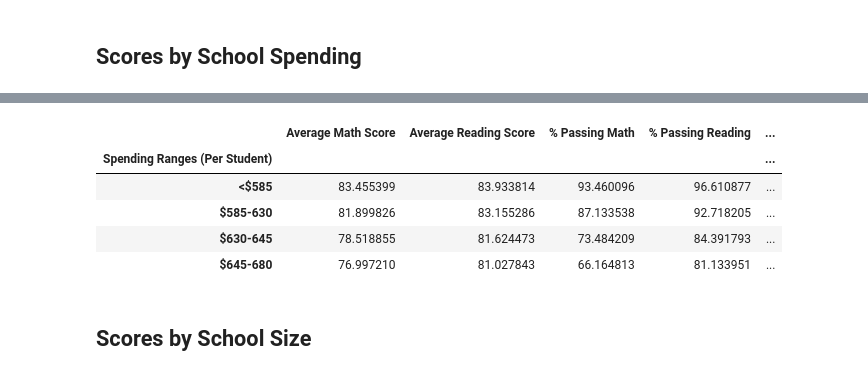
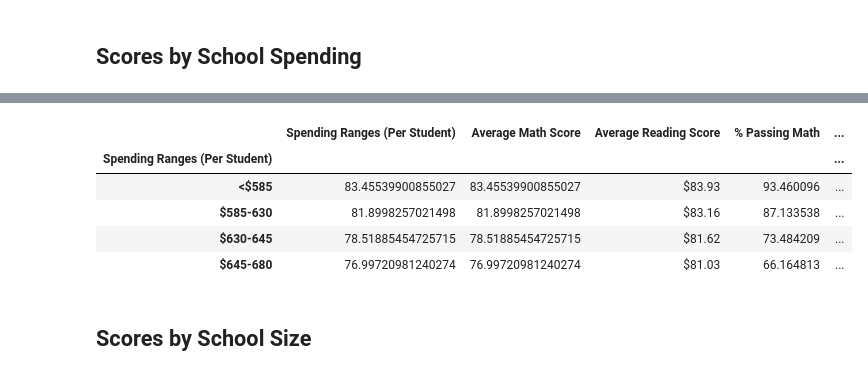
Before and after one commit to kaitlynntnguyen/pandas-challenge, a Jupyter notebook: PyCitySchools/Resources/PyCitySchools_starter-checkpoint.ipynb, the cells around one changed output, grey strips where cells are left out. Cells and saved outputs as stored; diff of their text form; code cells hidden in the pictures.

```diff
--- a/PyCitySchools/Resources/PyCitySchools_starter-checkpoint.ipynb
+++ b/PyCitySchools/Resources/PyCitySchools_starter-checkpoint.ipynb
@@ -109,5 +236,5 @@ school_passing_reading = len(school_data_complete[school_data_complete["reading_
 # %%
 # Use the provided code to calculate the schools that passed both math and reading with scores of 70 or higher
 passing_math_and_reading = school_data_complete[
-    (school_data_complete["reading_score"] >= 70) & (school_data_complete["math_score"] >= 70)
-]
+    (school_data_complete["reading_score"] >= 70) & (school_data_complete["math_score"] >= 70)]
+passing_math_and_reading
@@ -156,7 +296,10 @@ per_school_summary[["School Type",
 ## Highest-Performing Schools (by % Overall Passing)
 # %%
 # Sort the schools by `% Overall Passing` in descending order and display the top 5 rows.
-per_school_summary = per_school_summary.sort_values(["% Overall Passing Rate"], ascending=False)
+per_school_summary = per_school_summary.sort_values(["% Overall Passing"], ascending=False)
+
+
+per_school_summary.head(5)
 # %% [output]
 |  | School Type | Total Students | Total School Budget | Per Student Budget | Average Math Score | ... |
 | Cabrera High School | Charter | 1858 | $1,081,356.00 | $582.00 | 83.061895 | ... |
@@ -168,7 +311,8 @@ per_school_summary = per_school_summary.sort_values(["% Overall Passing Rate"],
 ## Bottom Performing Schools (By % Overall Passing)
 # %%
 # Sort the schools by `% Overall Passing` in ascending order and display the top 5 rows.
-per_school_summary = per_school_summary.sort_values(["% Overall Passing Rate"], ascending=True)
+per_school_summary = per_school_summary.sort_values(["% Overall Passing"], ascending=True)
+per_school_summary.head(5)
 # %% [output]
 |  | School Type | Total Students | Total School Budget | Per Student Budget | Average Math Score | ... |
 | Rodriguez High School | District | 3999 | $2,547,363.00 | $637.00 | 76.842711 | ... |
@@ -287,4 +431,4 @@ labels = ["<$585", "$585-630", "$630-645", "$645-680"]
 school_spending_df = per_school_summary.copy()
 # %%
 # Use `pd.cut` to categorize spending based on the bins.
-school_spending_df["Spending Ranges (Per Student)"] = pd.cut(school_summary_df["Per Student Budget"], spending_bins, labels=labels)
+school_spending_df["Spending Ranges (Per Student)"] = pd.cut(per_school_capita, spending_bins, spending_bins, labels=labels)
@@ -314,31 +441,31 @@ spending_passing_reading = school_spending_df.groupby(["Spending Ranges (Per Stu
 overall_passing_spending = school_spending_df.groupby(["Spending Ranges (Per Student)"]).mean()["% Overall Passing"]
 # %%
 # Assemble into DataFrame
-spending_summary = pd.DataFrame(
-    [{"Spending Ranges (Per Student)":spending_math_scores,
+spending_summary = pd.DataFrame({
+    "Spending Ranges (Per Student)":spending_math_scores,
     "Average Math Score":spending_math_scores,
     "Average Reading Score":spending_reading_scores,
-    "% Passing Math":spending_passing_math
+    "% Passing Math":spending_passing_math,
     "% Passing Reading":spending_passing_reading,
-    "% Overall Passing":overall_passing_spending}])
+    "% Overall Passing":overall_passing_spending})
 
 spending_summary["Spending Ranges (Per Student)"] = spending_summary["Spending Ranges (Per Student)"].map("{:,}".format)
 spending_summary["Average Math Score"] = spending_summary["Average Math Score"].map("{:,}".format)
 spending_summary["Average Reading Score"] = spending_summary["Average Reading Score"].map("${:,.2f}".format)
 spending_summary["% Passing Math"] = spending_summary["% Passing Math"].map("{:.6f}".format)
 spending_summary["% Passing Reading"] = spending_summary["% Passing Reading"].map("{:.6f}".format)
 spending_summary["% Overall Passing"] = spending_summary["% Overall Passing"].map("{:.6f}".format)
 
 
 # Display results
 spending_summary
 # %% [output]
-|  | Average Math Score | Average Reading Score | % Passing Math | % Passing Reading | ... |
+|  | Spending Ranges (Per Student) | Average Math Score | Average Reading Score | % Passing Math | ... |
 | Spending Ranges (Per Student) |  |  |  |  | ... |
-| <$585 | 83.455399 | 83.933814 | 93.460096 | 96.610877 | ... |
-| $585-630 | 81.899826 | 83.155286 | 87.133538 | 92.718205 | ... |
-| $630-645 | 78.518855 | 81.624473 | 73.484209 | 84.391793 | ... |
-| $645-680 | 76.997210 | 81.027843 | 66.164813 | 81.133951 | ... |
+| <$585 | 83.45539900855027 | 83.45539900855027 | $83.93 | 93.460096 | ... |
+| $585-630 | 81.8998257021498 | 81.8998257021498 | $83.16 | 87.133538 | ... |
+| $630-645 | 78.51885454725715 | 78.51885454725715 | $81.62 | 73.484209 | ... |
+| $645-680 | 76.99720981240274 | 76.99720981240274 | $81.03 | 66.164813 | ... |
 # %% [markdown]
 ## Scores by School Size
 # %%
```
Also changed, not shown: parts of 26 cells of this notebook.
